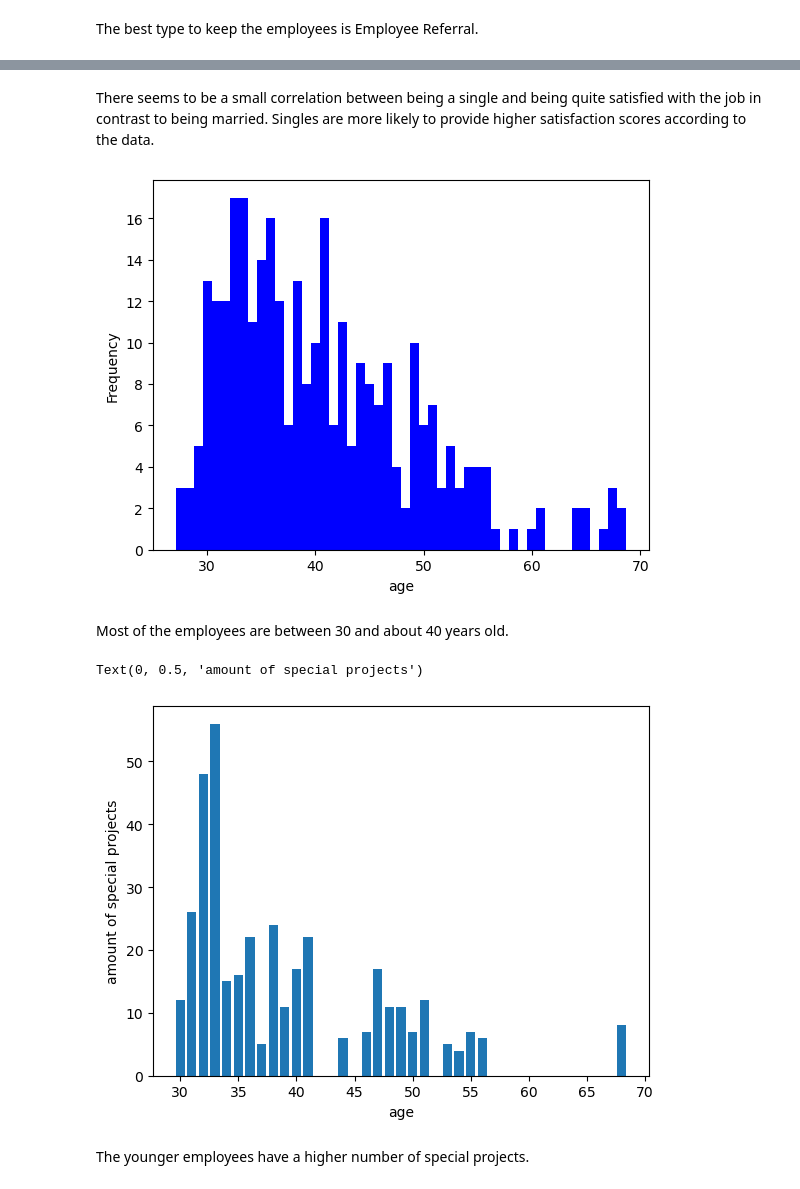
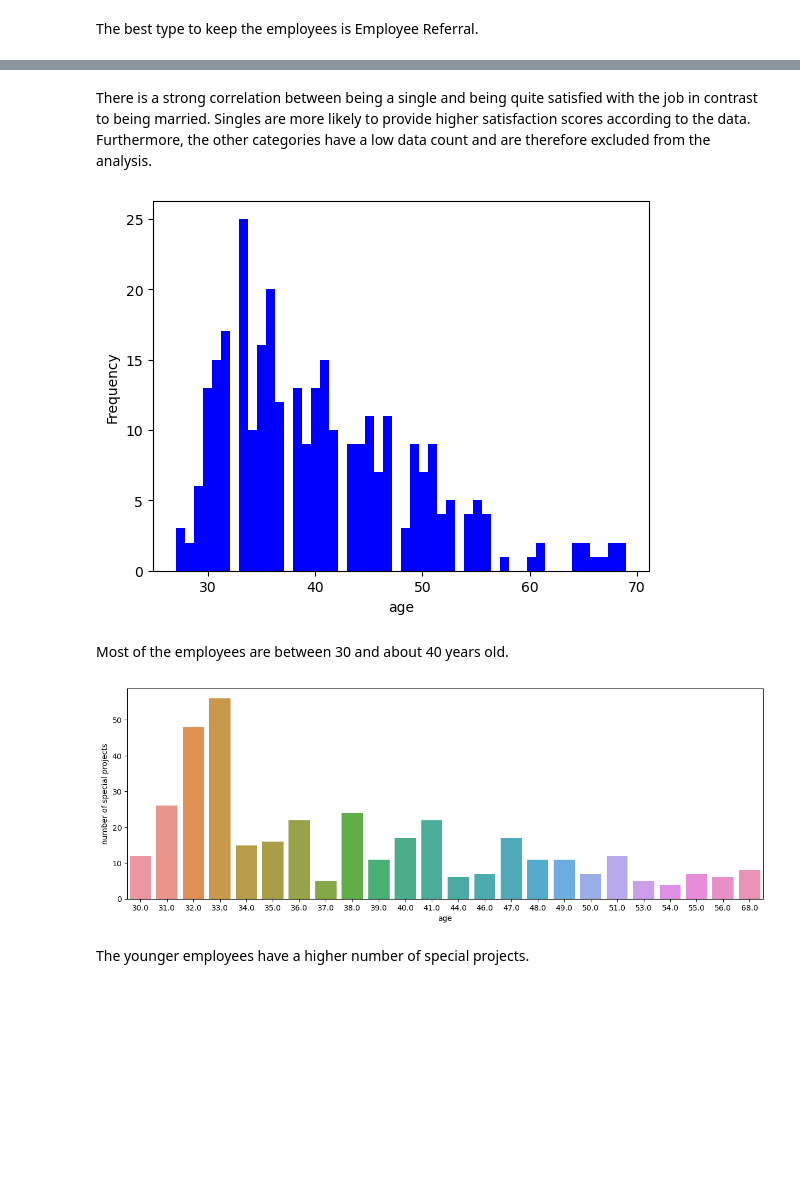
Before and after one commit to DamMroz/program_9_2, a Jupyter notebook: task_9_2.ipynb, the cells around one changed output, grey strips where cells are left out. Saved outputs shown, nothing was run; the diff lists cells and outputs as text; code cells hidden in the pictures; blank space fills up the shorter version.

```diff
--- a/task_9_2.ipynb
+++ b/task_9_2.ipynb
@@ -95,5 +94,5 @@ dtype: int64
 # %% [markdown]
-There seems to be a small correlation between being a single and being quite satisfied with the job in contrast to being married. Singles are more likely to provide higher satisfaction scores according to the data.
+There is a strong correlation between being a single and being quite satisfied with the job in contrast to being married. Singles are more likely to provide higher satisfaction scores according to the data. Furthermore, the other categories have a low data count and are therefore excluded from the analysis.
 # %%
 df_new[['DOB']] = df_new[['DOB']].apply(pd.to_datetime,format='%m/%d/%y')
 date = date(2019,9,27)
@@ -101,7 +100,7 @@ set_time = time(12, 0, 0)
 date_time = datetime.combine(date,set_time)
 df_new['years'] = (date_time - df_new['DOB']).dt.days
 df_new=df_new.dropna(subset=['years'])
-df_new['years']=df_new['years']/365
+df_new['years']=round(df_new['years']/365,0)
 df_new_years=df_new['years']
 df_new_years=df_new_years.to_numpy()
 df_new_years_2=df_new['years']
@@ -110,30 +109,25 @@ df_new_years_2['years'] = df_new_years_2.apply(lambda row: row+100 if int(row.il
 # %%
 df_new_years_2['years'].plot(kind='hist',bins=50,color='b',xlabel="age").locator_params(axis='y', integer=True)
 # %% [output]
-[figure, old version]
+[figure, new version]
 # %% [markdown]
 Most of the employees are between 30 and about 40 years old.
 # %%
 df_new['years'] = df_new['years'].apply(lambda row: round(row+100,0) if row<0  else round(row,0))
 df_new=df_new.groupby(['years','SpecialProjectsCount']).size()
 df_new=df_new.to_frame()
 df_new = df_new.reset_index()
 df_new = df_new.drop(df_new[df_new['SpecialProjectsCount'] == 0.0].index)
 df_new=df_new.rename( columns={0 :'Amount'})
 df_new['total'] = df_new['SpecialProjectsCount'] * df_new['Amount']
 df_new=df_new.groupby(['years'])['total'].sum()
 df_new=df_new.to_frame()
 df_new = df_new.reset_index()
-df_years=df_new['years']
-df_years=df_years.to_numpy()
-df_total=df_new['total']
-df_total=df_total.to_numpy()
-fig, ax = plt.subplots()
-ax.bar(df_years,df_total)
-ax.set_xlabel("age")
-ax.set_ylabel("amount of special projects")
+plt.figure(figsize=(15,5))
+age_plot=sns.barplot(x='years',y='total',data=df_new)
+age_plot.set(xlabel='age', ylabel='number of special projects')
+plt.show()
 # %% [output]
-Text(0, 0.5, 'amount of special projects')
-[figure, old version]
+[figure, new version]
 # %% [markdown]
 The younger employees have a higher number of special projects.
```
Also changed, not shown: parts of 3 cells of this notebook.
